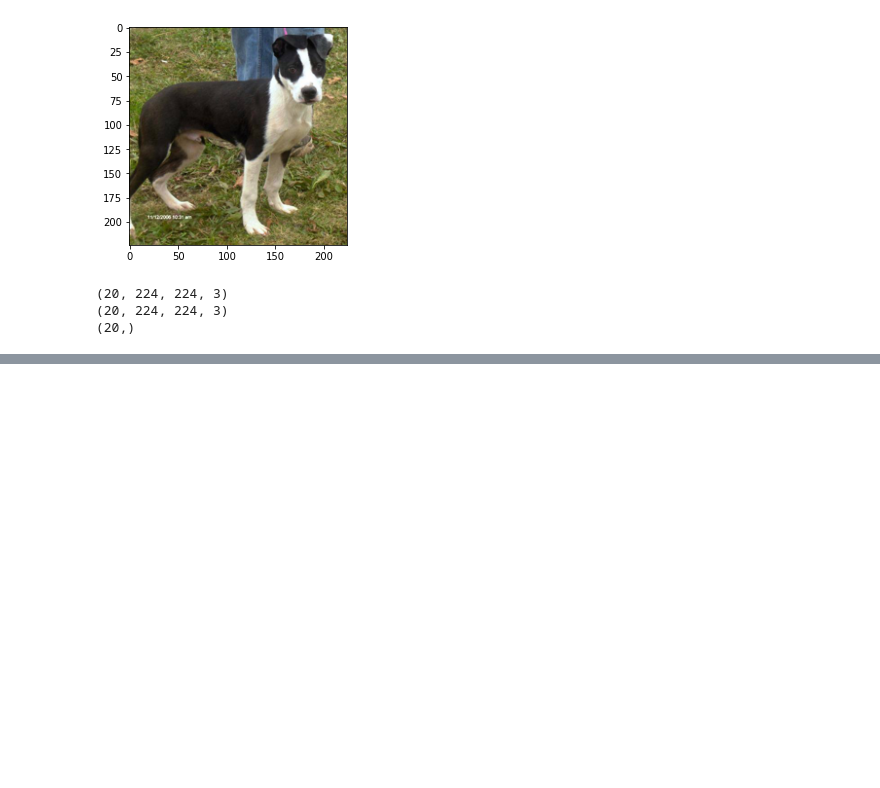
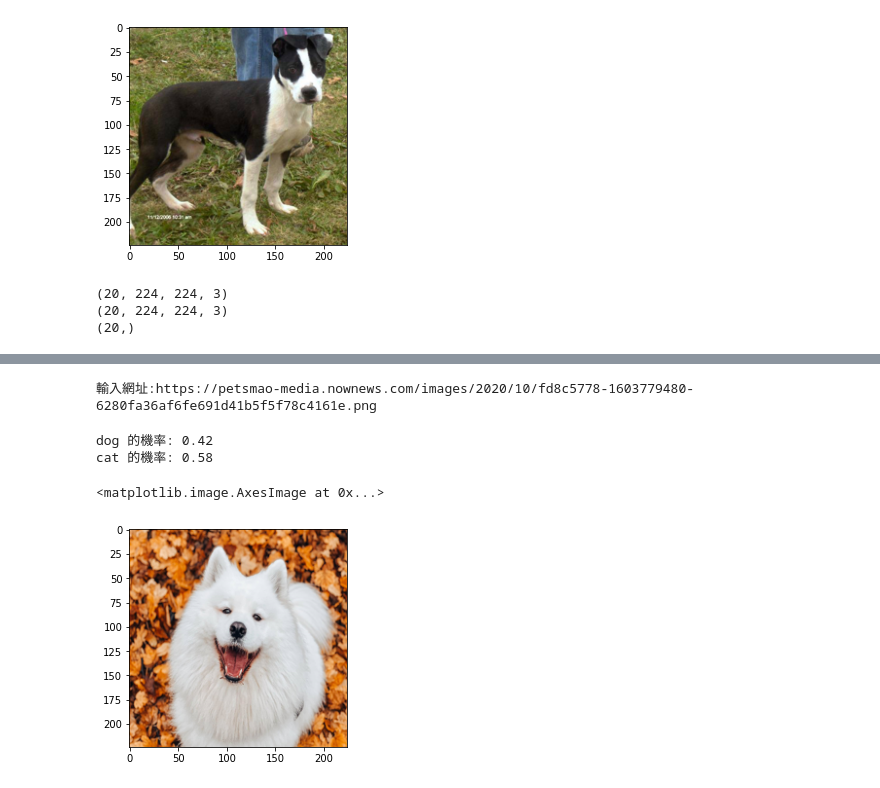
Before and after one commit to emmayeh-0211/2021AI_dl, a Jupyter notebook: transferlearning.ipynb, the cells around one changed output, grey strips where cells are left out. Cells and saved outputs as stored; diff of their text form; code cells hidden in the pictures; blank space fills up the shorter version.

```diff
--- a/transferlearning.ipynb
+++ b/transferlearning.ipynb
@@ -200,0 +266,19 @@ print(ans.shape)
+# %%
+import requests
+from PIL import Image
+url = input("輸入網址:")
+response = requests.get(url, verify=False, stream=True)
+img = Image.open(response.raw)
+img = img.resize((224, 224)).convert("RGB")
+img_np = np.array(img).reshape(1, 224, 224, 3)
+img_norm = preprocess_input(img_np)
+pre = model.predict(img_norm)[0]
+for n, p in zip(names, pre):
+    print(n, "的機率:", round(p, 3))
+plt.imshow(img)
+# %% [output]
+輸入網址:https://petsmao-media.nownews.com/images/2020/10/fd8c5778-1603779480-6280fa36af6fe691d41b5f5f78c4161e.png
+dog 的機率: 0.42
+cat 的機率: 0.58
+<matplotlib.image.AxesImage at 0x...>
+[figure, added]
```
Also changed, not shown: parts of 5 cells of this notebook.
